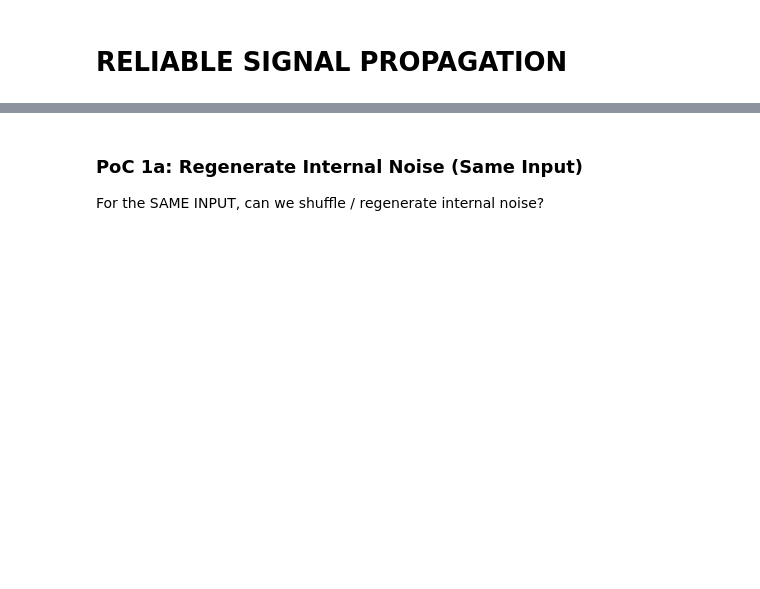
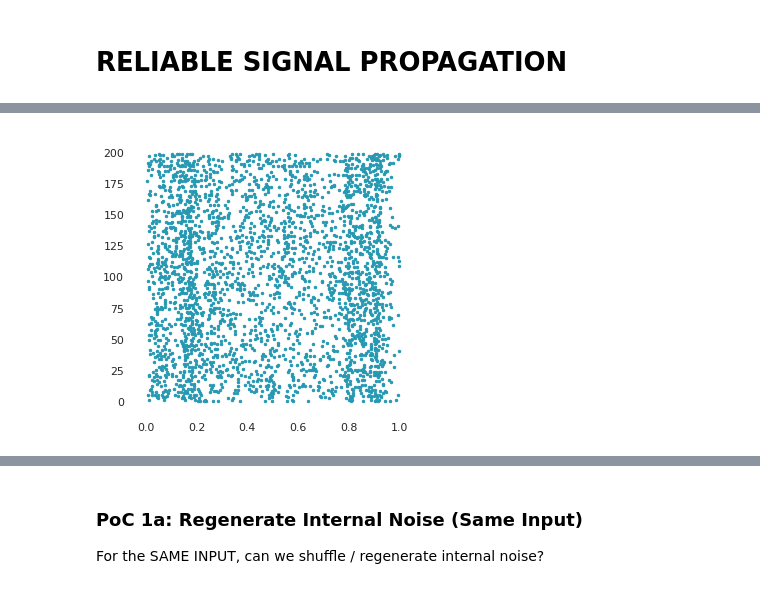
Before and after one commit to nsbspl/async-spike-propagation, a Jupyter notebook: main.ipynb, the cells around one changed output, grey strips where cells are left out. Drawn from its saved outputs; the diff is of its cells as text; code cells hidden in the pictures; blank space fills up the shorter version.

Commit message:
Current changes

```diff
--- a/main.ipynb
+++ b/main.ipynb
@@ -118,21 +164,0 @@ plt.show()
-# %%
-sns.set(style="white")
-sns.set_context("talk", font_scale=2.5)
-plt.rc('axes',edgecolor='#FFFFFF')
-
-in_spike_inds, in_spike_trial = np.where(F_binary[:10000] > 0)
-in_spike_inds = in_spike_inds / 10000.0
-plt.figure(figsize=(10,10))
-plt.scatter(in_spike_inds, in_spike_trial, s=6, marker='o')
-plt.savefig((os.path.join(GRAPHS_DIR, "verif_fcl_approx_input_spikes.png")))
-# plt.show()
-# %%
-sns.set(style="white")
-sns.set_context("talk", font_scale=2.5)
-plt.rc('axes',edgecolor='#FFFFFF')
-
-out_spike_inds, out_spike_trial = np.where(spike_out[:10000] > 0)
-out_spike_inds = out_spike_inds / 10000.0
-plt.figure(figsize=(10,10))
-plt.scatter(out_spike_inds, out_spike_trial, s=6, marker='o')
-plt.savefig((os.path.join(GRAPHS_DIR, "verif_fcl_approx_output_spikes.png")))
@@ -142,18 +165,4 @@ a.shape
-# %%
-sns.set(style="white")
-sns.set_context("talk", font_scale=2.5)
-plt.rc('axes',edgecolor='#888888')
-
-plt.figure(figsize=(10,10))
-t = np.arange(0, 1, 1e-4)
-plt.plot(t, i_inj[:10000, 0], linewidth=3)
-# plt.plot(t, out[:10000], '#81689E')
-
-sns.despine()
-
-# plt.title("Input: OUProcess(tau=50)", fontsize=35)
-# plt.xlabel("Time (s)")
-# plt.ylabel("Current (pA)")
-
-# plt.show()
-plt.savefig((os.path.join(GRAPHS_DIR, "input.png")))
+# %%
+graph_psth(F_binary, 10000) # (os.path.join(GRAPHS_DIR, "verif_fcl_approx_input_spikes.png")
+# %% [output]
+[figure, added]
```
Also changed, not shown: parts of 51 cells of this notebook, 4 other files.
